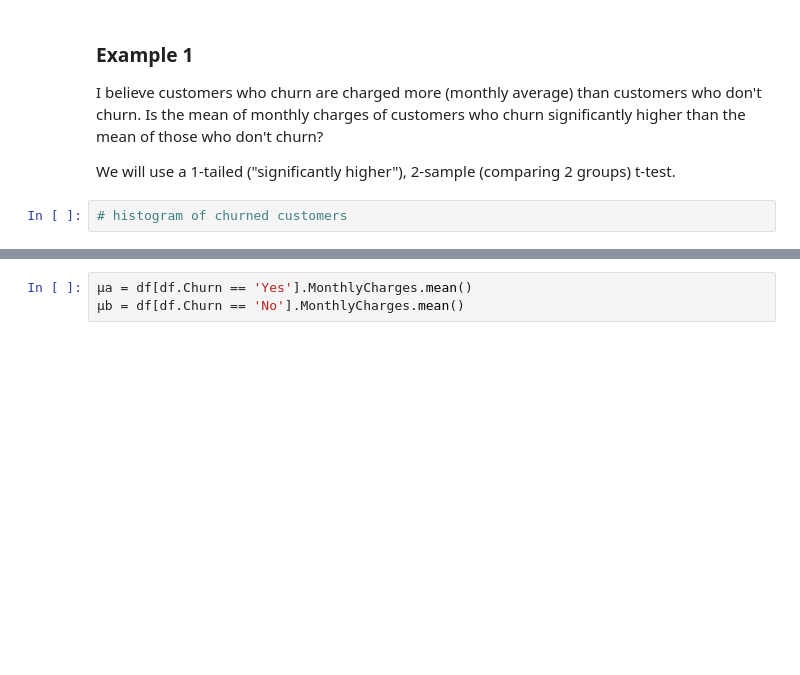
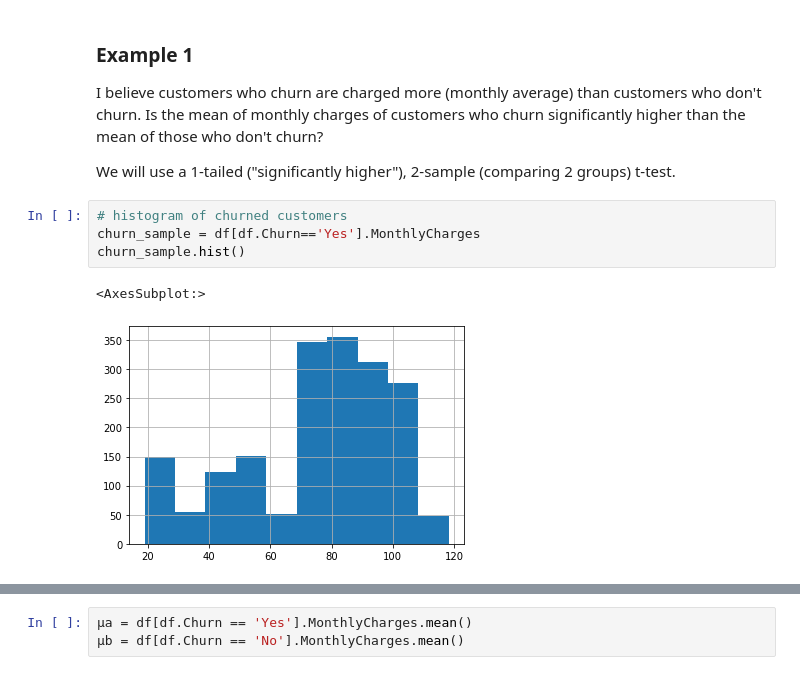
Before and after one commit to CodeupClassroom/leavitt-statistics-exercises, a Jupyter notebook: comparing_means.ipynb, the cells around one changed output, grey strips where cells are left out. Cells and saved outputs as stored; diff of their text form; blank space fills up the shorter version.

```diff
--- a/comparing_means.ipynb
+++ b/comparing_means.ipynb
@@ -150,5 +339,10 @@ Is the mean of monthly charges of customers who churn significantly higher than
 We will use a 1-tailed ("significantly higher"), 2-sample (comparing 2 groups) t-test.
 # %%
 # histogram of churned customers
+churn_sample = df[df.Churn=='Yes'].MonthlyCharges
+churn_sample.hist()
+# %% [output]
+<AxesSubplot:>
+[figure, added]
 # %%
 # histogram of non-churned customers
```
Also changed, not shown: parts of 60 cells of this notebook.
